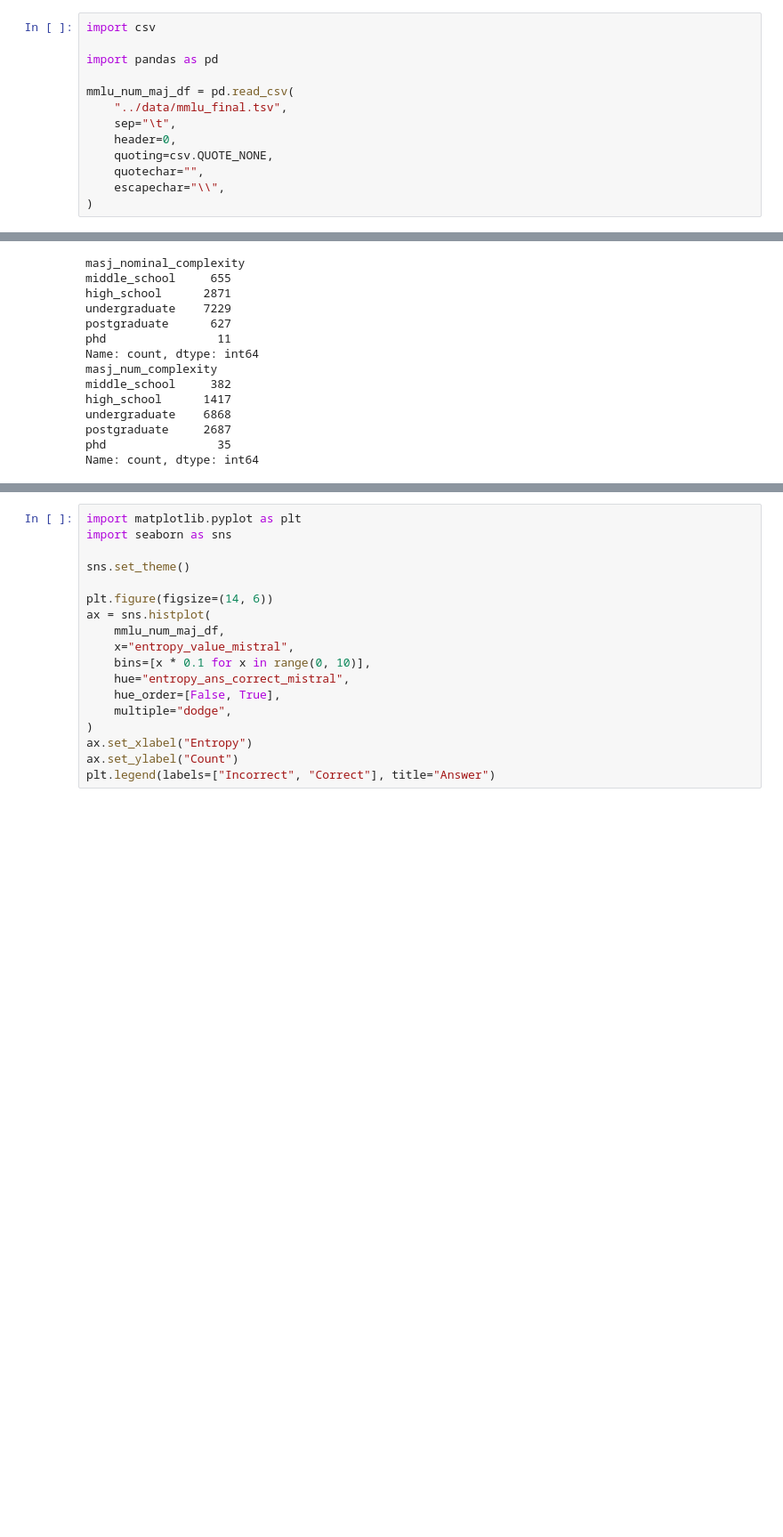
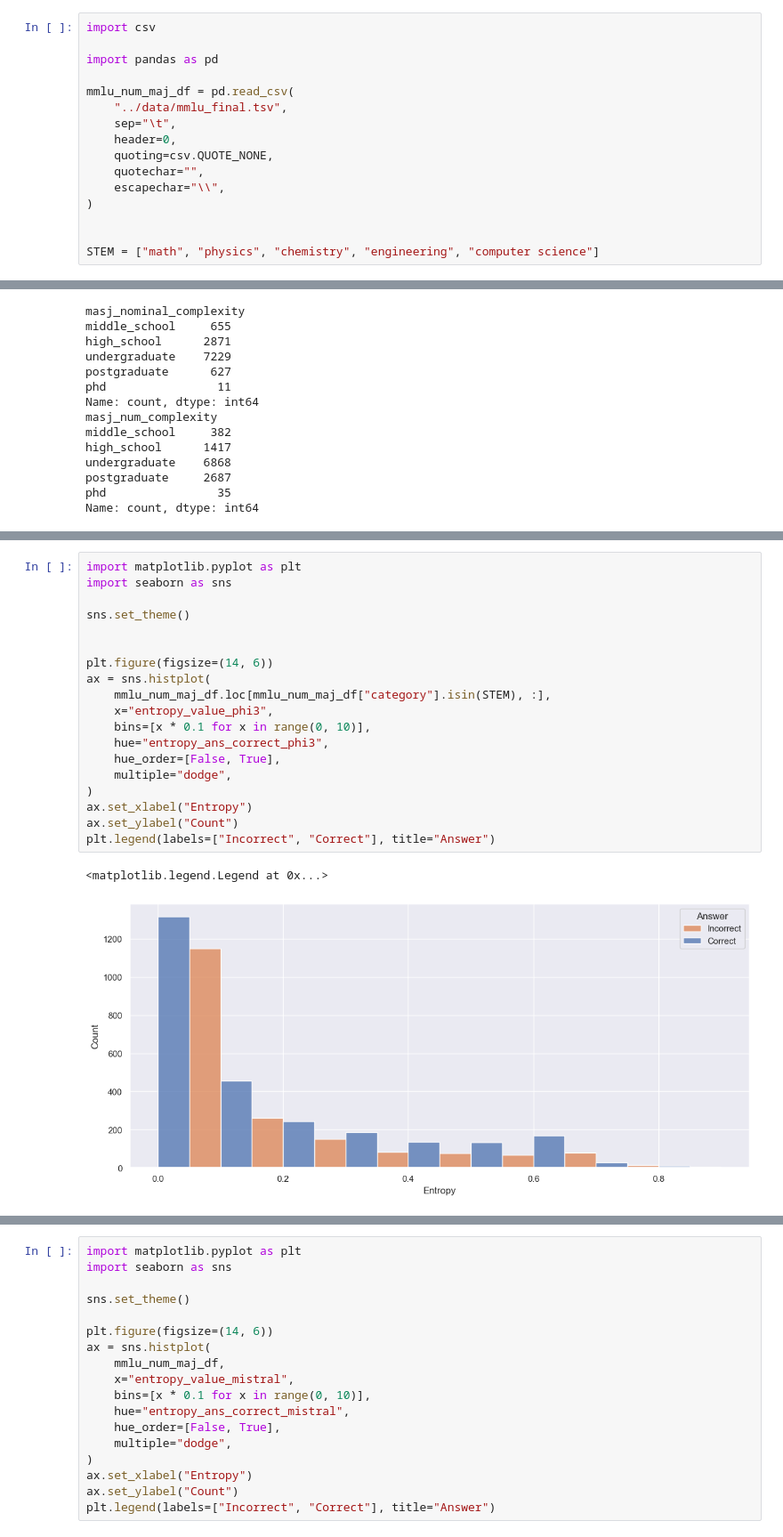
Before and after one commit to LabARSS/question-complextiy-estimation, a Jupyter notebook: notebooks/analysis.ipynb, the cells around one changed output, grey strips where cells are left out. Shown at 89% size. Saved outputs shown, nothing was run; the diff lists cells and outputs as text; blank space fills up the shorter version.

Commit message:
Add STEM analysis

```diff
--- a/notebooks/analysis.ipynb
+++ b/notebooks/analysis.ipynb
@@ -11,6 +11,9 @@ mmlu_num_maj_df = pd.read_csv(
     quotechar="",
     escapechar="\\",
 )
+
+
+STEM = ["math", "physics", "chemistry", "engineering", "computer science"]
 # %%
 import matplotlib.pyplot as plt
 
@@ -86,3 +90,25 @@ plt.legend(labels=["Incorrect", "Correct"], title="Answer")
 # %% [output]
 <matplotlib.legend.Legend at 0x...>
 [figure]
+# %%
+import matplotlib.pyplot as plt
+import seaborn as sns
+
+sns.set_theme()
+
+
+plt.figure(figsize=(14, 6))
+ax = sns.histplot(
+    mmlu_num_maj_df.loc[mmlu_num_maj_df["category"].isin(STEM), :],
+    x="entropy_value_phi3",
+    bins=[x * 0.1 for x in range(0, 10)],
+    hue="entropy_ans_correct_phi3",
+    hue_order=[False, True],
+    multiple="dodge",
+)
+ax.set_xlabel("Entropy")
+ax.set_ylabel("Count")
+plt.legend(labels=["Incorrect", "Correct"], title="Answer")
+# %% [output]
+<matplotlib.legend.Legend at 0x...>
+[figure, added]
```
Also changed, not shown: parts of 13 cells of this notebook.
